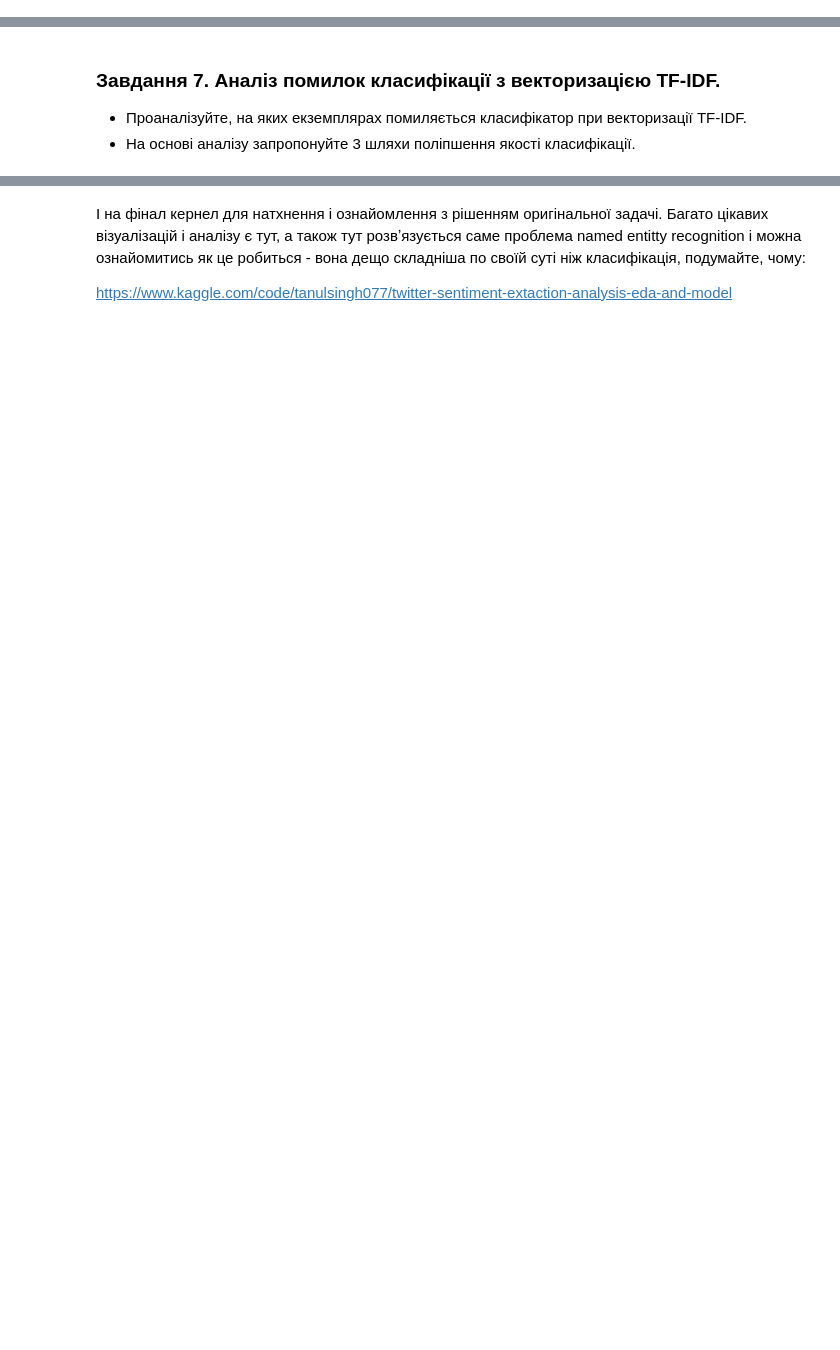
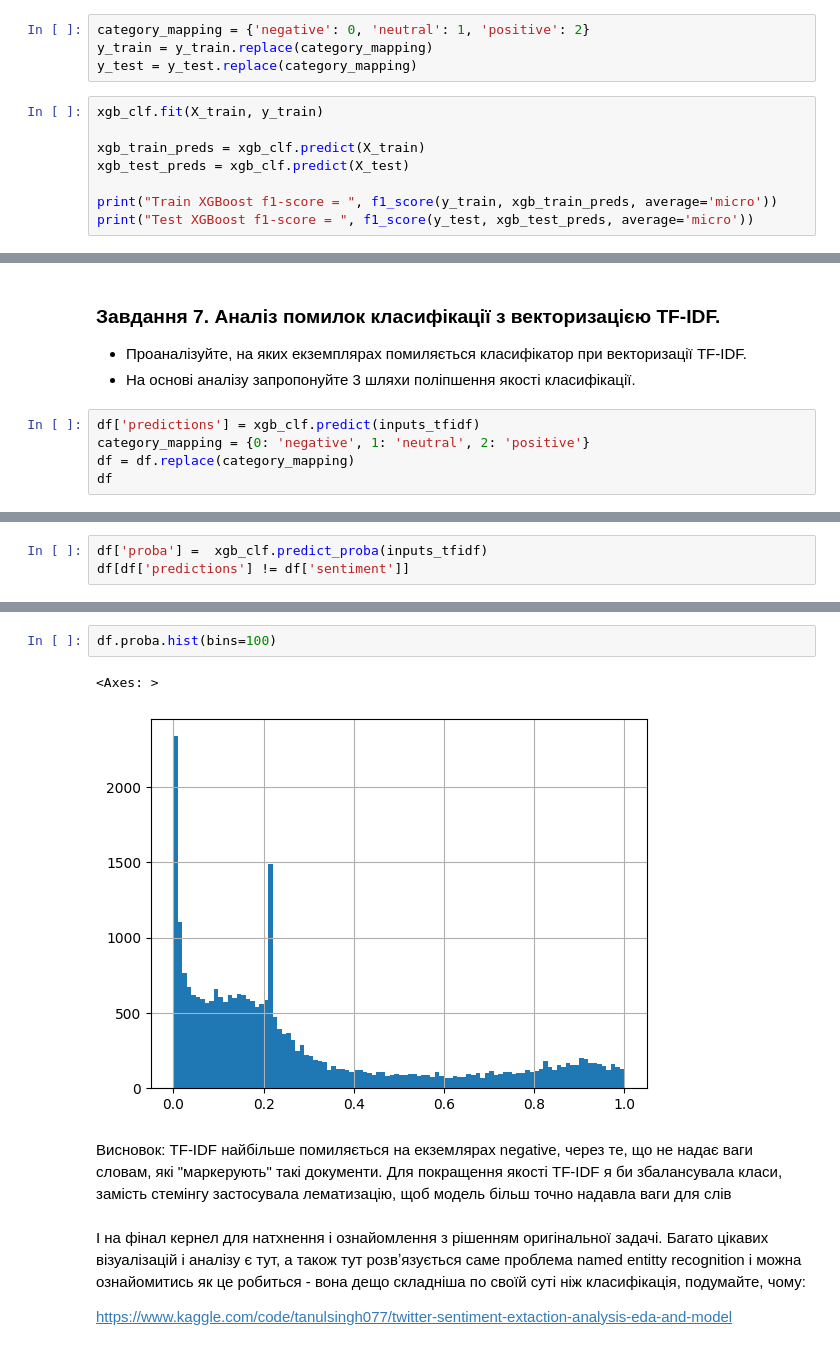
Before and after one commit to nikishkaaa/ML-Course, a Jupyter notebook: "HW_NLP_Classification_ipynb".ipynb, the cells around one changed output, grey strips where cells are left out. Drawn from its saved outputs; the diff is of its cells as text; blank space fills up the shorter version.

```diff
--- a/"HW_NLP_Classification_ipynb".ipynb
+++ b/"HW_NLP_Classification_ipynb".ipynb
@@ -327,0 +435,12 @@ array([[0.10335362, 0.80258191, 0.09406447],
+# %%
+category_mapping = {'negative': 0, 'neutral': 1, 'positive': 2}
+y_train = y_train.replace(category_mapping)
+y_test = y_test.replace(category_mapping)
+# %%
+xgb_clf.fit(X_train, y_train)
+
+xgb_train_preds = xgb_clf.predict(X_train)
+xgb_test_preds = xgb_clf.predict(X_test)
+
+print("Train XGBoost f1-score = ", f1_score(y_train, xgb_train_preds, average='micro'))
+print("Test XGBoost f1-score = ", f1_score(y_test, xgb_test_preds, average='micro'))
@@ -330,3 +473,8 @@ array([[0.10335362, 0.80258191, 0.09406447],
 
 - Проаналізуйте, на яких екземплярах помиляється класифікатор при векторизації TF-IDF.
 - На основі аналізу запропонуйте 3 шляхи поліпшення якості класифікації.
+# %%
+df['predictions'] = xgb_clf.predict(inputs_tfidf)
+category_mapping = {0: 'negative', 1: 'neutral', 2: 'positive'}
+df = df.replace(category_mapping)
+df
@@ -332,0 +511,3 @@ array([[0.10335362, 0.80258191, 0.09406447],
+# %%
+df['proba'] =  xgb_clf.predict_proba(inputs_tfidf)
+df[df['predictions'] != df['sentiment']]
@@ -333,3 +576,10 @@ array([[0.10335362, 0.80258191, 0.09406447],
+# %%
+df.proba.hist(bins=100)
+# %% [output]
+<Axes: >
+[figure, added]
+# %% [markdown]
+Висновок: TF-IDF найбільше помиляється на екземлярах negative, через те, що не надає ваги словам, які "маркерують" такі документи. Для покращення якості TF-IDF я би збалансувала класи, замість стемінгу застосувала лематизацію, щоб модель більш точно надавла ваги для слів
 # %% [markdown]
 І на фінал кернел для натхнення і ознайомлення з рішенням оригінальної задачі. Багато цікавих візуалізацій і аналізу є тут, а також тут розвʼязується саме проблема named entitty recognition і можна ознайомитись як це робиться - вона дещо складніша по своїй суті ніж класифікація, подумайте, чому:
 
```
Also changed, not shown: parts of 34 cells of this notebook.
